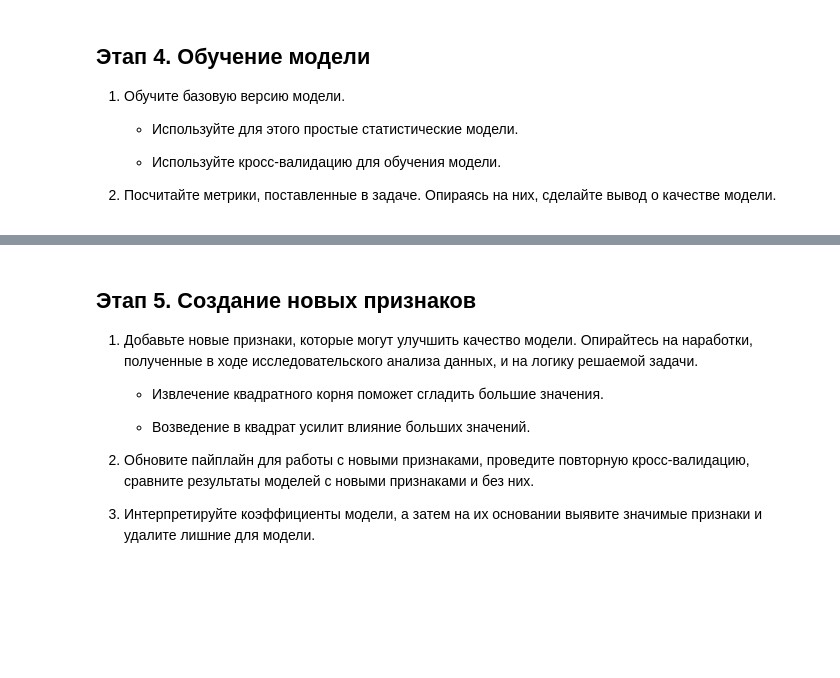
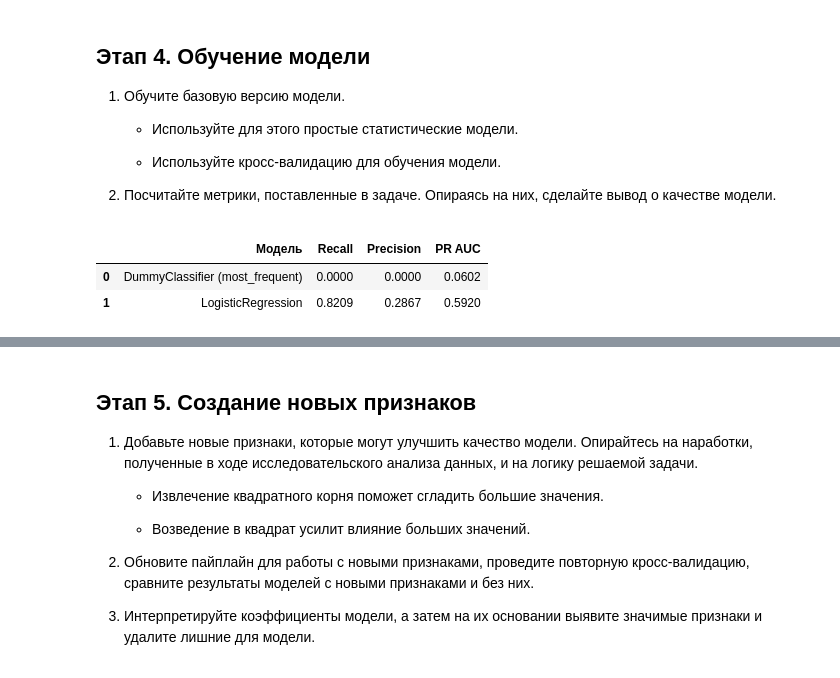
Before and after one commit to S-Fiep/churn_prediction, a Jupyter notebook: notebooks/Прогноз оттока клиентов.ipynb, the cells around one changed output, grey strips where cells are left out. Cells and saved outputs as stored; diff of their text form; code cells hidden in the pictures; blank space fills up the shorter version.

```diff
--- a/notebooks/Прогноз оттока клиентов.ipynb
+++ b/notebooks/Прогноз оттока клиентов.ipynb
@@ -355,3 +422,19 @@ plt.show()
    - Используйте кросс-валидацию для обучения модели.
 
 2. Посчитайте метрики, поставленные в задаче. Опираясь на них, сделайте вывод о качестве модели.
+# %%
+# Создаю функцию для рассчета метрик
+cv = StratifiedKFold(n_splits=5, shuffle=True, random_state=RANDOM_STATE)
+
+def cv_metrics(pipeline, X, y, cv, model_name='Model'):
+    recall  = cross_val_score(pipeline, X, y, cv=cv, scoring='recall').mean()
+    prec    = cross_val_score(pipeline, X, y, cv=cv, scoring='precision').mean()
+    pr_auc  = cross_val_score(pipeline, X, y, cv=cv, scoring='average_precision').mean()
+    return {
+        'Модель':     model_name,
+        'Recall':     round(recall,  4),
+        'Precision':  round(prec,    4),
+        'PR AUC':     round(pr_auc,  4),
+    }
+
+results = []
@@ -357,0 +456,8 @@ plt.show()
+# %%
+# Вывожу результат
+results_df = pd.DataFrame(results)
+results_df
+# %% [output]
+|  | Модель | Recall | Precision | PR AUC |
+| 0 | DummyClassifier (most_frequent) | 0.0000 | 0.0000 | 0.0602 |
+| 1 | LogisticRegression | 0.8209 | 0.2867 | 0.5920 |
```
Also changed, not shown: parts of 29 cells of this notebook, 2 other files.
